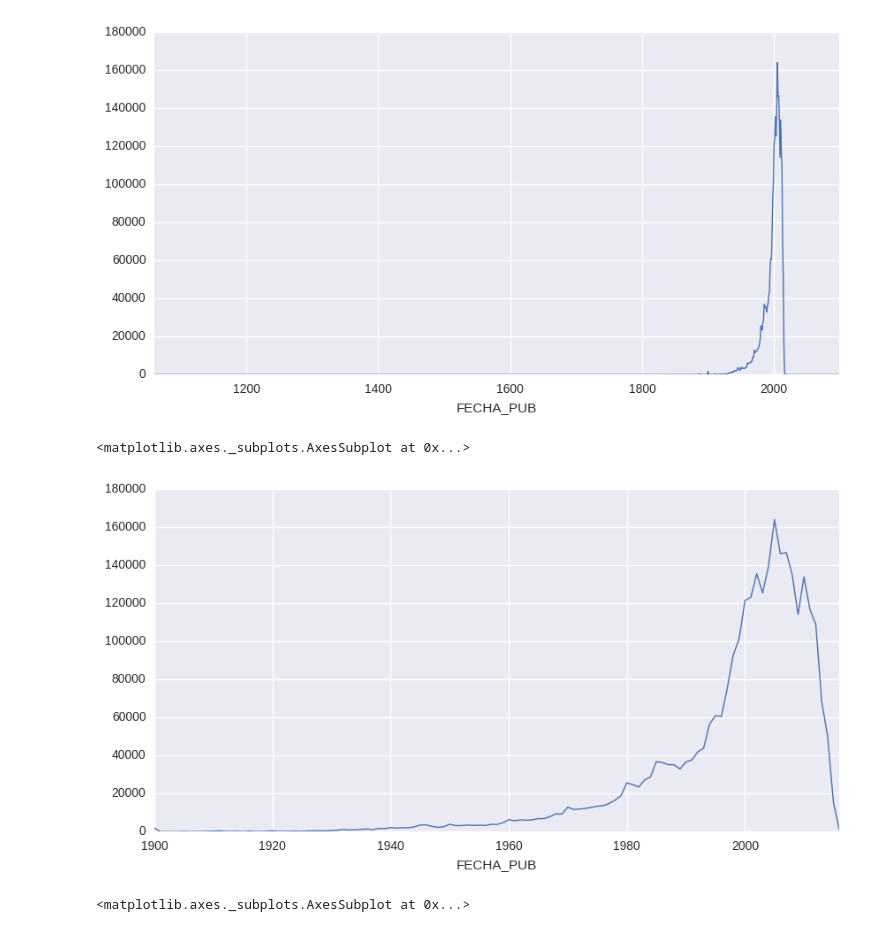
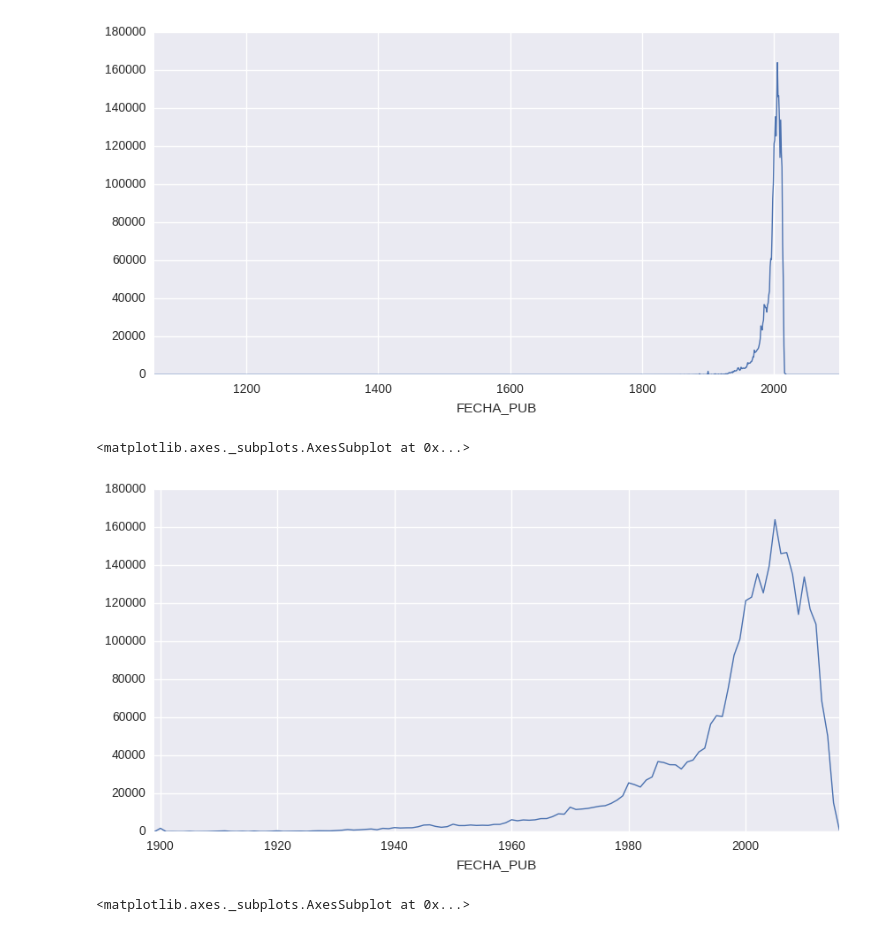
Before and after one commit to mavillard/colombia, a Jupyter notebook: prestamos_otros.ipynb, the cells around one changed output. Drawn from its saved outputs; the diff is of its cells as text; code cells hidden in the pictures.

Commit message:
New graphs

```diff
--- a/prestamos_otros.ipynb
+++ b/prestamos_otros.ipynb
@@ -556,10 +576,10 @@ prestamos_pub.plot(figsize=(10,5))
 <matplotlib.axes._subplots.AxesSubplot at 0x...>
 [figure]
 # %%
-prestamos_pub.plot(figsize=(10,5), xlim=(1900, 2016))
+prestamos_pub.plot(figsize=(10,5), xlim=(1899, 2016))
 # %% [output]
 <matplotlib.axes._subplots.AxesSubplot at 0x...>
-[figure, old version]
+[figure, new version]
 # %%
 prestamos_pub.plot(figsize=(10,5), xlim=(1980, 2016), xticks=prestamos_pub.index, rot=60)
 # %% [output]
```
Also changed, not shown: parts of 41 cells of this notebook, 2 other files.
